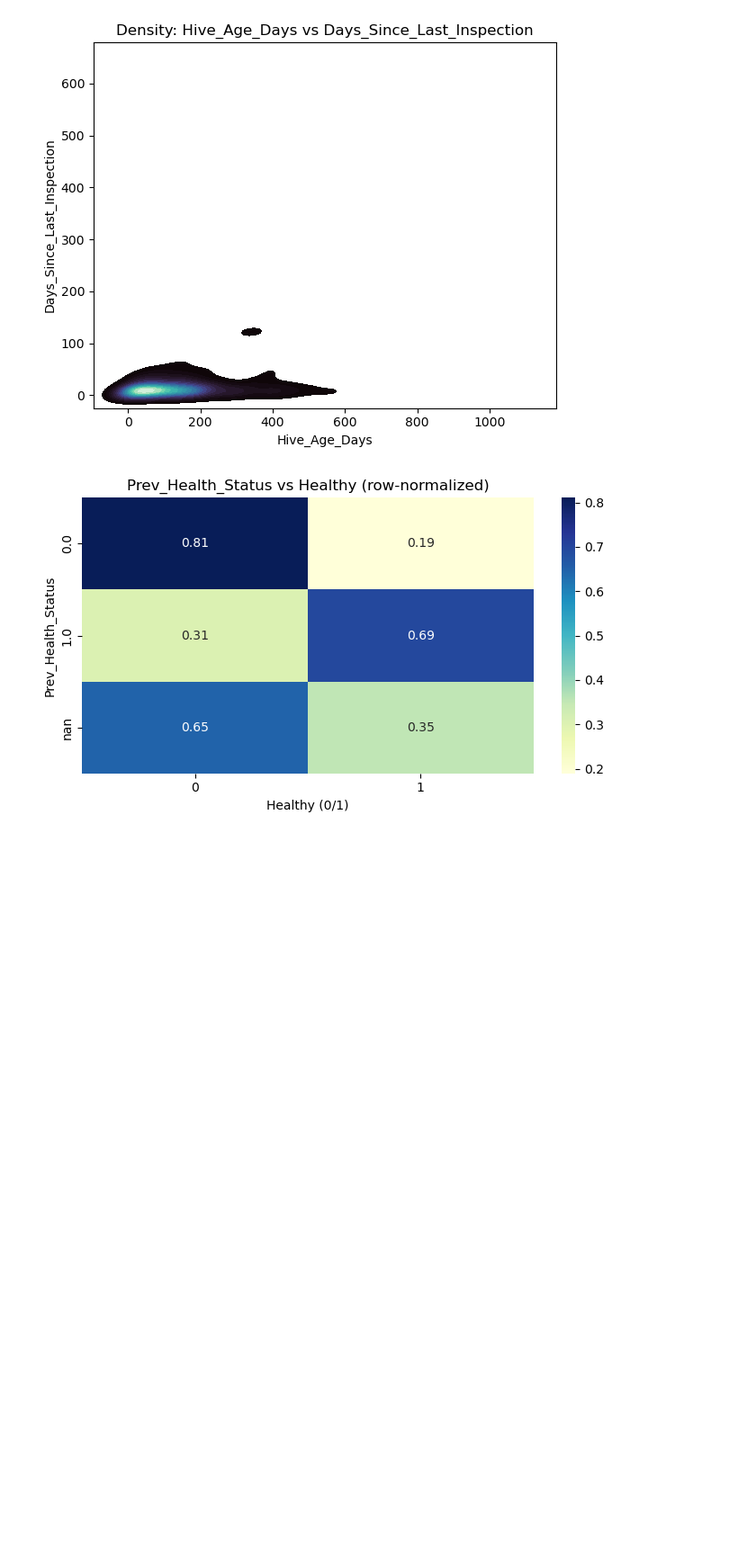
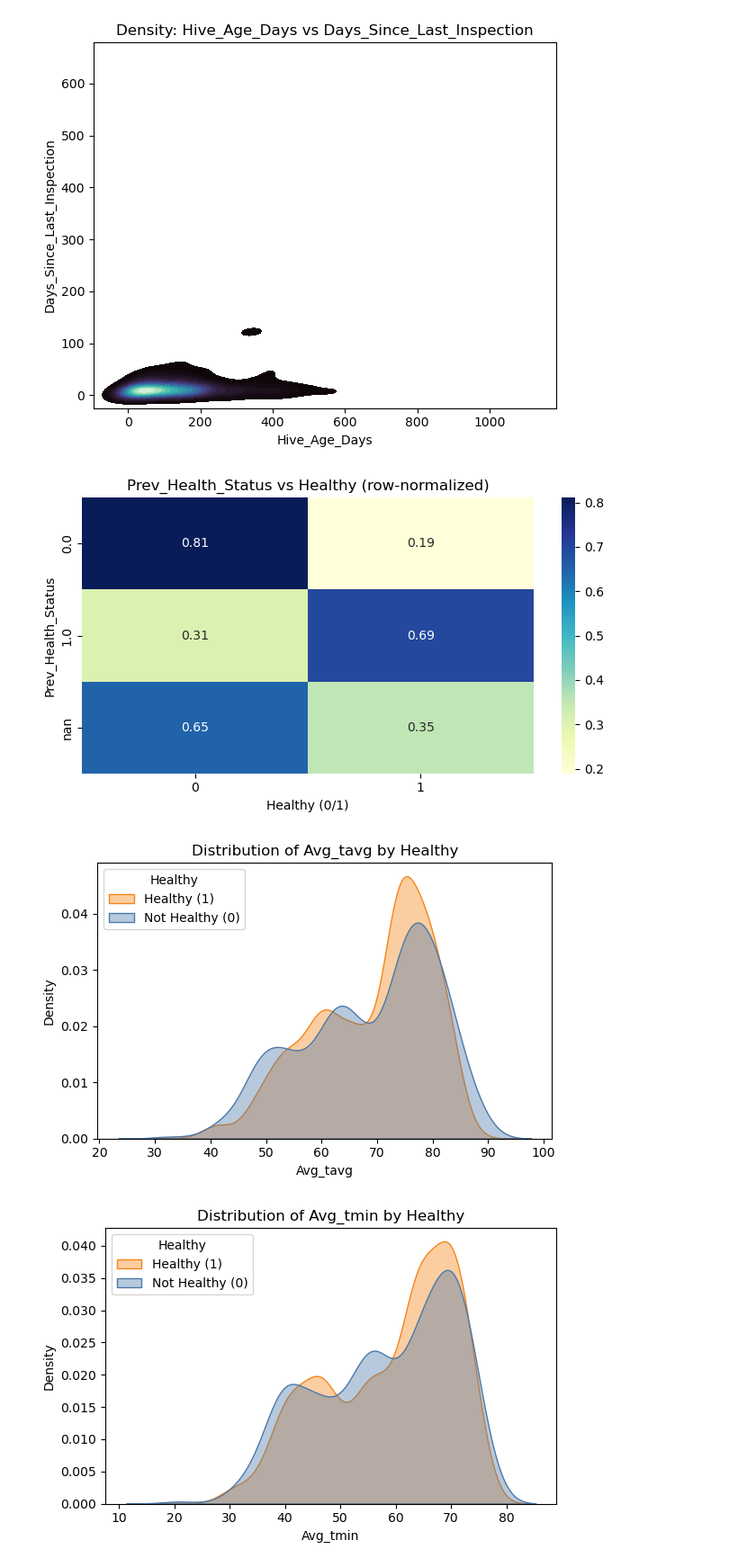
Before and after one commit to Erdos-Projects/fall-2025-bee-health-early-warning-system, a Jupyter notebook: phase2/notebooks/EDA_new.ipynb, the cells around one changed output. Shown: that part at 90% size. Drawn from its saved outputs; the diff is of its cells as text; code cells hidden in the pictures; blank space fills up the shorter version.

```diff
--- a/notebooks/EDA.ipynb
+++ b/phase2/notebooks/EDA_new.ipynb
@@ -1323,3 +1128,48 @@ Loaded: /Users/dharineeshsomisetty/fall-2025-bee-health-early-warning-system/dat
 [figure]
 [figure]
 [figure]
+# %%
+# KDE: Avg_tavg and Avg_tmin by Healthy (cell 8)
+import pandas as pd
+import seaborn as sns
+import matplotlib.pyplot as plt
+
+cols = ['Avg_tavg', 'Avg_tmin']
+
+if 'df' in globals() and 'Healthy' in df.columns:
+    df_kde = df.copy()
+    # Normalize Healthy to 0/1
+    if df_kde['Healthy'].dtype == 'O' or str(df_kde['Healthy'].dtype).startswith('category'):
+        df_kde['Healthy'] = df_kde['Healthy'].map({'Yes': 1, 'No': 0})
+    df_kde['Healthy'] = pd.to_numeric(df_kde['Healthy'], errors='coerce')
+
+    for col in cols:
+        if col in df_kde.columns:
+            df_kde[col] = pd.to_numeric(df_kde[col], errors='coerce')
+            d = df_kde.dropna(subset=[col, 'Healthy'])
+            if d.empty:
+                print(f"Skipping {col}: no valid rows after cleaning.")
+                continue
+
+            plt.figure(figsize=(6,4))
+            sns.kdeplot(
+                data=d,
+                x=col,
+                hue='Healthy',
+                hue_order=[1, 0],
+                fill=True,
+                common_norm=False,
+                alpha=0.4,
+                palette={1: '#4c78a8', 0: '#f58518'},
+            )
+            plt.title(f'Distribution of {col} by Healthy')
+            plt.xlabel(col)
+            plt.legend(title='Healthy', labels=['Healthy (1)', 'Not Healthy (0)'])
+            plt.tight_layout(); plt.show()
+        else:
+            print(f"Column '{col}' not found; skipping.")
+else:
+    print("Dataframe 'df' with 'Healthy' not available; run the data-loading cell first.")
+# %% [output]
+[figure, added]
+[figure, added]
```
Also changed, not shown: parts of 1 cell of this notebook, 14 other files.
